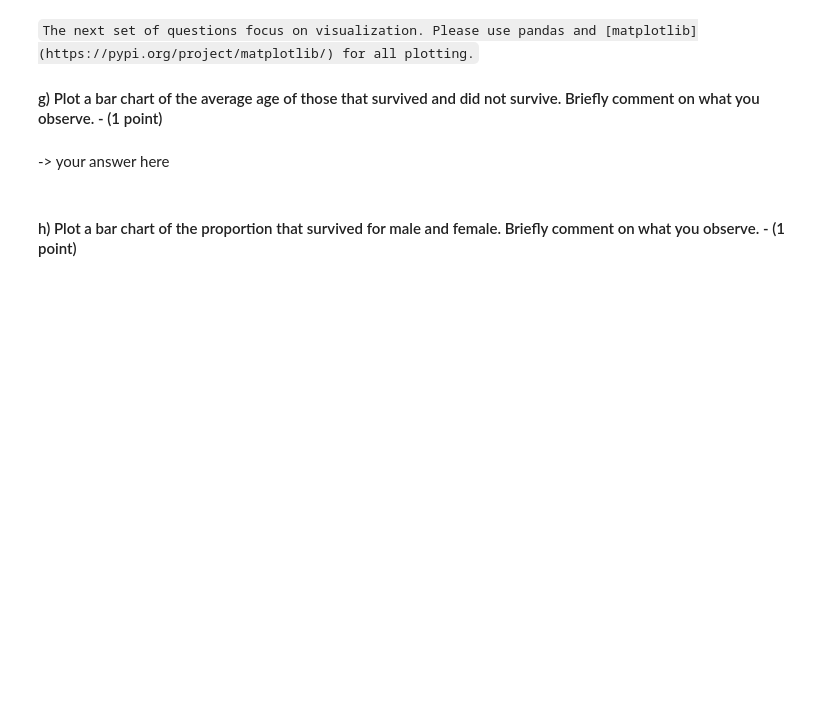
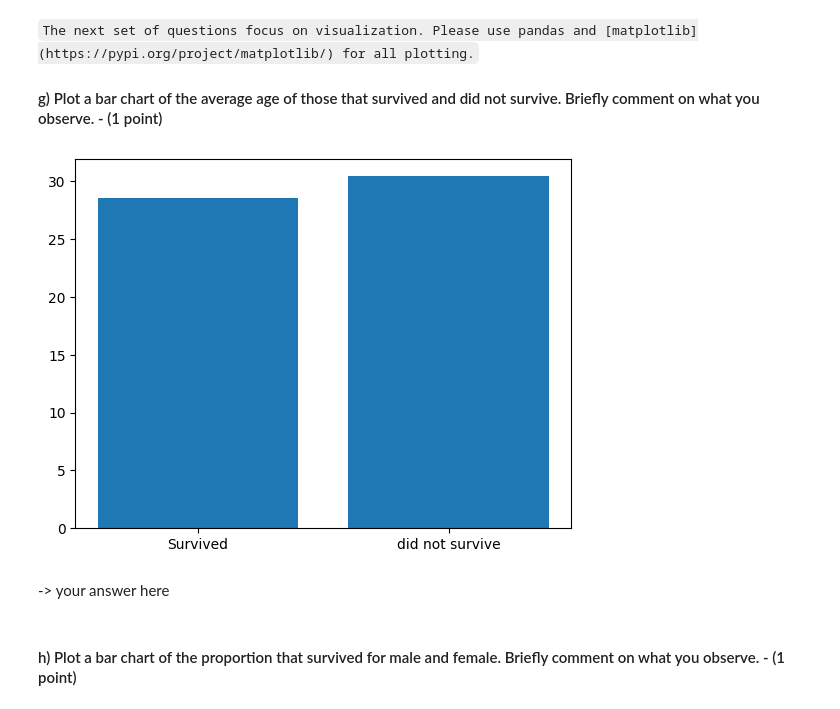
Before and after one commit to CS506-Boston-University/homework-1-FrankLi3, a Jupyter notebook: homework1.ipynb, the cells around one changed output. Drawn from its saved outputs; the diff is of its cells as text; code cells hidden in the pictures; blank space fills up the shorter version.

```diff
--- a/homework1.ipynb
+++ b/homework1.ipynb
@@ -41,0 +50,6 @@ look through the pandas documentation for alternatives. This [cheat sheet](https
+# %%
+def drop_na(df):
+    df.drop(columns=df.isnull().sum(axis=0)[df.isnull().sum(axis=0)>200].index,inplace=True)
+    return df
+df = drop_na(df)
+df.columns
@@ -42,8 +60,9 @@ look through the pandas documentation for alternatives. This [cheat sheet](https
 # %% [markdown]
 #### d) Write a function that replaces `male` with 0 and `female` with 1 - (2 points)
 # %%
-# def to_numerical(df):
-#     return # your code here
+def to_numerical(df):
+    df['Sex'].replace({"male": 0, "female": 1},inplace=True)
+    return df['Sex']
 
-# df['Sex'] = to_numerical(df)
-# df.head()
+df['Sex'] = to_numerical(df)
+df.head()
@@ -67,0 +88,11 @@ For example, if the original `Name` column contains "Braund, Mr. Owen Harris", t
+# %%
+def extract_names(df):
+    n=pd.DataFrame()
+    n['f_n']=df['Name'].str.split(' ').str[2]
+    n['m_n']=df['Name'].str.split(' ').str[3]
+    n['l_n']=df['Name'].str.split(',').str[0]
+    n['t']  =df['Name'].str.split(',').str[1].str.split('.').str[0]
+    return n
+
+df[['First Name', 'Middle Name', 'Last Name', 'Title']] = extract_names(df)
+df.head()
@@ -68,8 +106,9 @@ For example, if the original `Name` column contains "Braund, Mr. Owen Harris", t
 # %% [markdown]
 #### f) Write a function that replaces all missing ages with the average age - (2 points)
 # %%
-# def replace_with_mean(df):
-#     return # your code here
+def replace_with_mean(df):
 
-# df['Age'] = replace_with_mean(df)
-# df.head()
+    return df["Age"].fillna(round(df['Age'].mean(),1))
+
+df['Age'] = replace_with_mean(df)
+df.head()
@@ -82,3 +126,12 @@ For example, if the original `Name` column contains "Braund, Mr. Owen Harris", t
+# %%
+import matplotlib.pyplot as plt
+s = df[df['Survived'] == 1]['Age'].mean()
+d_n_s = df[df['Survived']== 0]['Age'].mean()
+
+plt.bar(['Survived', 'did not survive'],[s, d_n_s])
+plt.show()
+# %% [output]
+[figure, added]
 # %% [markdown]
 -> your answer here
 # %% [markdown]
```
Also changed, not shown: parts of 28 cells of this notebook, 3 other files.
